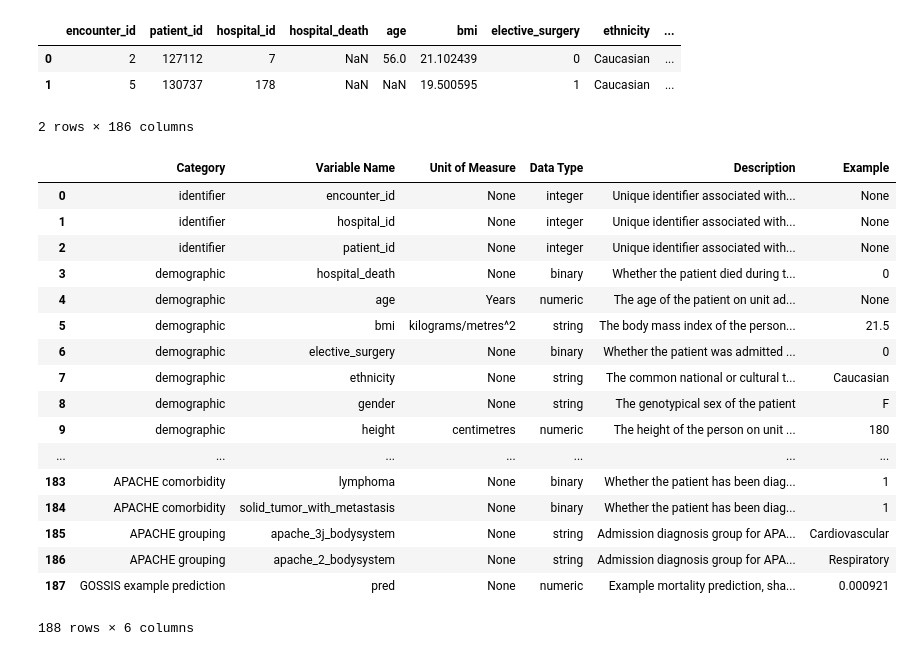
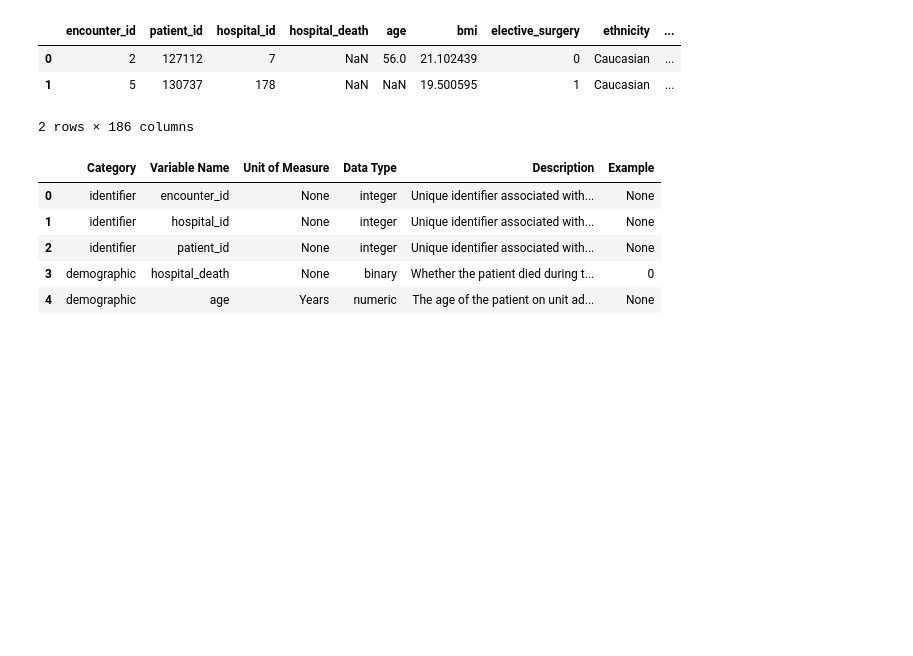
Before and after one commit to alexsokolowska/widsdatathon2020, a Jupyter notebook: WiDS_Datathon.ipynb, the cells around one changed output. Drawn from its saved outputs; the diff is of its cells as text; code cells hidden in the pictures; blank space fills up the shorter version.

```diff
--- a/WiDS_Datathon.ipynb
+++ b/WiDS_Datathon.ipynb
@@ -37,26 +39,14 @@ train = train.select_dtypes(exclude=['object'])
 # %%
 dictionary = pd.read_csv('./widsdatathon2020_data/WiDS Datathon 2020 Dictionary.csv')
 # %%
-dictionary
+dictionary.head()
 # %% [output]
 |  | Category | Variable Name | Unit of Measure | Data Type | Description | Example |
 | 0 | identifier | encounter_id | None | integer | Unique identifier associated with... | None |
 | 1 | identifier | hospital_id | None | integer | Unique identifier associated with... | None |
 | 2 | identifier | patient_id | None | integer | Unique identifier associated with... | None |
 | 3 | demographic | hospital_death | None | binary | Whether the patient died during t... | 0 |
 | 4 | demographic | age | Years | numeric | The age of the patient on unit ad... | None |
-| 5 | demographic | bmi | kilograms/metres^2 | string | The body mass index of the person... | 21.5 |
-| 6 | demographic | elective_surgery | None | binary | Whether the patient was admitted ... | 0 |
-| 7 | demographic | ethnicity | None | string | The common national or cultural t... | Caucasian |
-| 8 | demographic | gender | None | string | The genotypical sex of the patient | F |
-| 9 | demographic | height | centimetres | numeric | The height of the person on unit ... | 180 |
-| ... | ... | ... | ... | ... | ... | ... |
-| 183 | APACHE comorbidity | lymphoma | None | binary | Whether the patient has been diag... | 1 |
-| 184 | APACHE comorbidity | solid_tumor_with_metastasis | None | binary | Whether the patient has been diag... | 1 |
-| 185 | APACHE grouping | apache_3j_bodysystem | None | string | Admission diagnosis group for APA... | Cardiovascular |
-| 186 | APACHE grouping | apache_2_bodysystem | None | string | Admission diagnosis group for APA... | Respiratory |
-| 187 | GOSSIS example prediction | pred | None | numeric | Example mortality prediction, sha... | 0.000921 |
-188 rows × 6 columns
 # %%
 y = train['hospital_death']
 X = train
```
Also changed, not shown: parts of 14 cells of this notebook.
